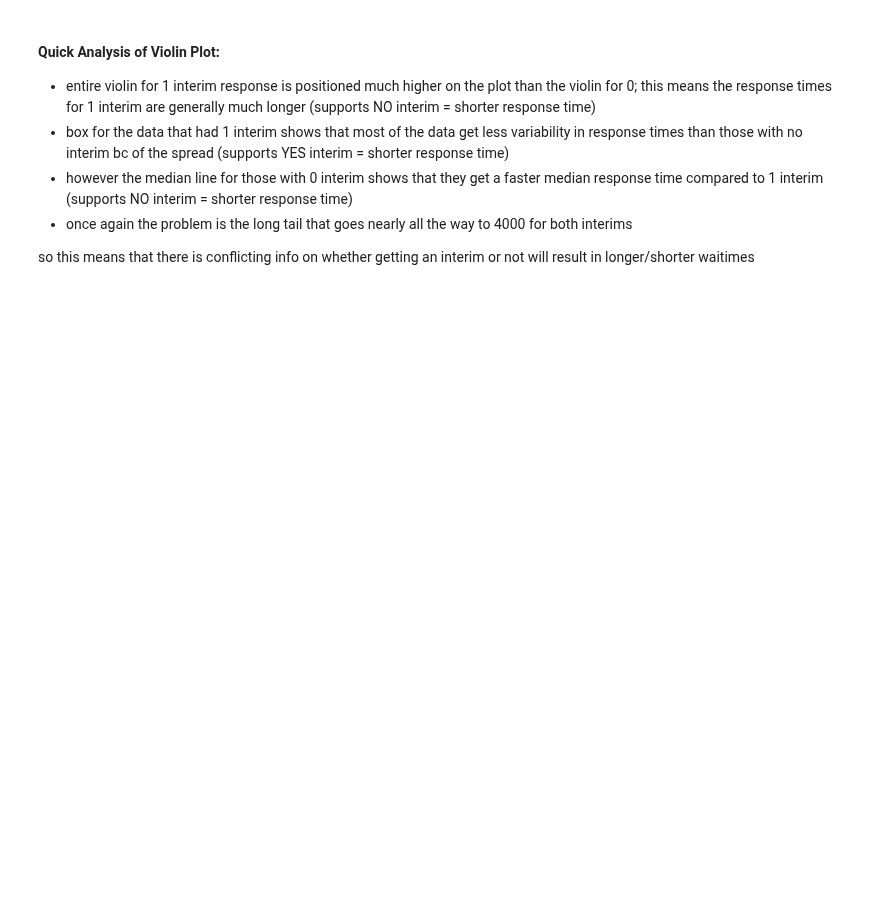
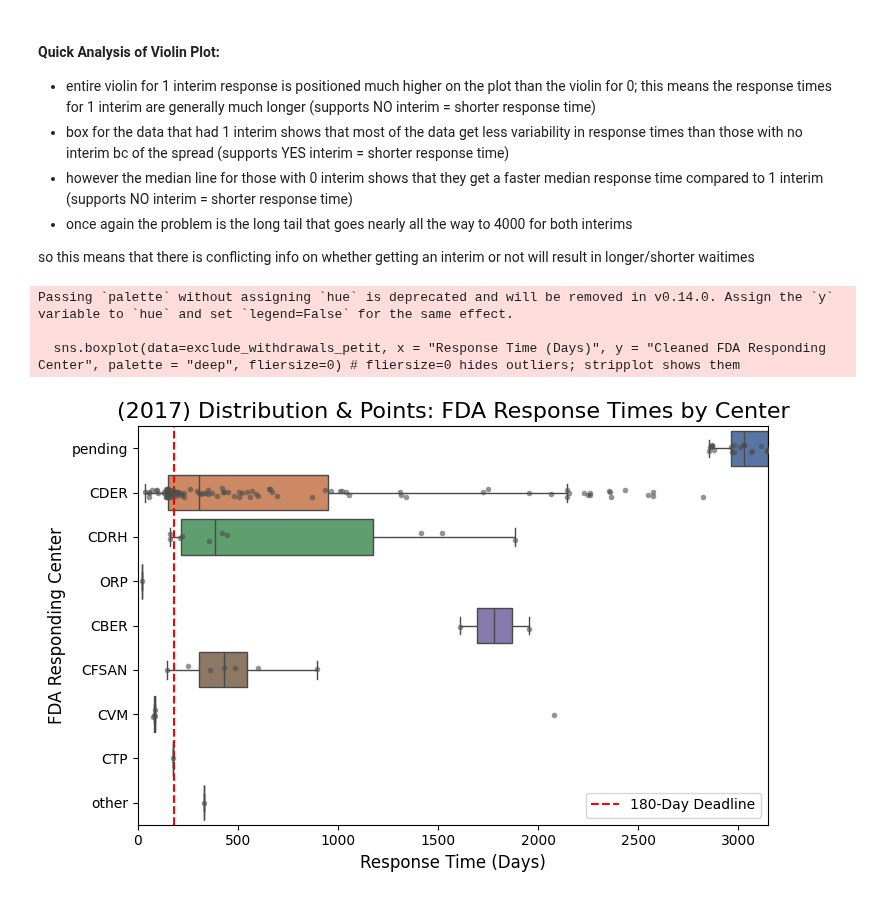
Before and after one commit to aanht/ucb-fda-citizen-project, a Jupyter notebook: FDA_Citizen_Visualizations.ipynb, the cells around one changed output. Saved outputs shown, nothing was run; the diff lists cells and outputs as text; code cells hidden in the pictures; blank space fills up the shorter version.

```diff
--- a/FDA_Citizen_Visualizations.ipynb
+++ b/FDA_Citizen_Visualizations.ipynb
@@ -304,3 +304,26 @@ df[df["Response Time (Days)"] < 0]
 * once again the problem is the long tail that goes nearly all the way to 4000 for both interims
 
 so this means that there is conflicting info on whether getting an interim or not will result in longer/shorter waitimes
+# %%
+plt.figure(figsize=(7.5, 5))
+
+sns.boxplot(data=exclude_withdrawals_petit, x = "Response Time (Days)", y = "Cleaned FDA Responding Center", palette = "deep", fliersize=0) # fliersize=0 hides outliers; stripplot shows them
+
+# overlay the datapoints
+sns.stripplot(data=exclude_withdrawals_petit, x = "Response Time (Days)", y = "Cleaned FDA Responding Center", color=".3", size=4, alpha=0.6)
+
+plt.title("(2017) Distribution & Points: FDA Response Times by Center", fontsize=16)
+plt.xlabel("Response Time (Days)", fontsize=12)
+plt.ylabel("FDA Responding Center", fontsize=12)
+
+# Gemini Code for drawing 180 day line
+plt.xlim(0, df[df["Response Time (Days)"] >= 0]["Response Time (Days)"].quantile(0.95))
+plt.axvline(x=180, color = 'r', linestyle = '--', label='180-Day Deadline')
+plt.legend()
+plt.tight_layout()
+plt.show()
+# %% [output]
+Passing `palette` without assigning `hue` is deprecated and will be removed in v0.14.0. Assign the `y` variable to `hue` and set `legend=False` for the same effect.
+
+  sns.boxplot(data=exclude_withdrawals_petit, x = "Response Time (Days)", y = "Cleaned FDA Responding Center", palette = "deep", fliersize=0) # fliersize=0 hides outliers; stripplot shows them
+[figure, added]
```
Also changed, not shown: parts of 17 cells of this notebook, 5 other files.
